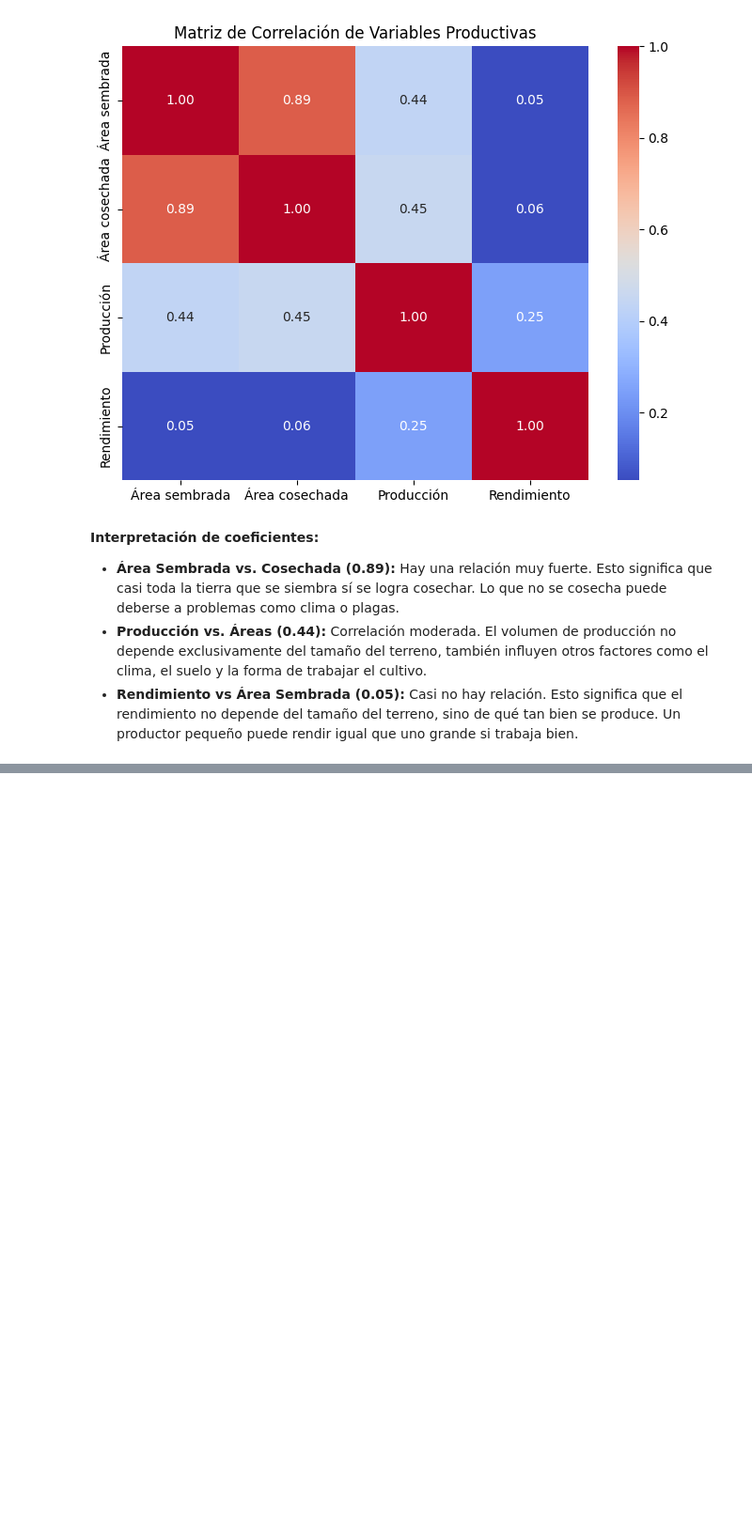
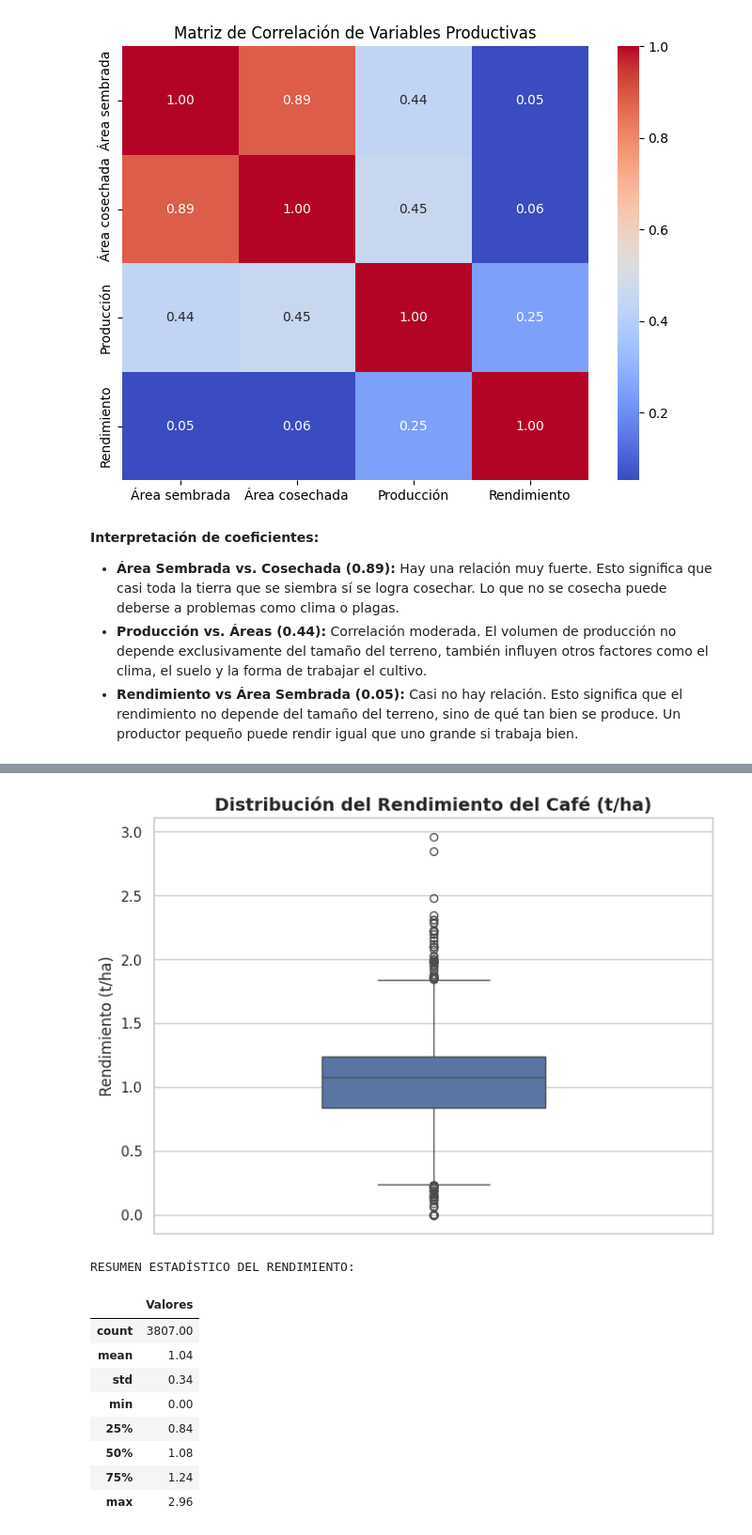
Before and after one commit to LinaSeguro/Proyecto-Integrado-III-Analisis-Produccion-Agricola, a Jupyter notebook: Análisis_de_Rendimiento_Agrícola_en_Colombia.ipynb, the cells around one changed output, grey strips where cells are left out. Shown at 94% size. Saved outputs shown, nothing was run; the diff lists cells and outputs as text; code cells hidden in the pictures; blank space fills up the shorter version.

```diff
--- a/Análisis_de_Rendimiento_Agrícola_en_Colombia.ipynb
+++ b/Análisis_de_Rendimiento_Agrícola_en_Colombia.ipynb
@@ -308,0 +592,33 @@ plt.show()
+# %%
+import pandas as pd
+import seaborn as sns
+import matplotlib.pyplot as plt
+from IPython.display import display
+
+# 1. Filtrar solo los datos del Café
+cafe = df[df['Cultivo'] == 'Café']
+
+# 2. Generar el Boxplot
+plt.figure(figsize=(8, 6))
+sns.boxplot(y=cafe['Rendimiento'], color='#4c72b0', width=0.4)
+plt.title('Distribución del Rendimiento del Café (t/ha)', fontsize=14, fontweight='bold')
+plt.ylabel('Rendimiento (t/ha)')
+plt.show()
+
+# 3. Generar estadísticas y mostrarlas como un DataFrame "bonito"
+# Usamos .to_frame() para convertir la Serie en tabla y display() para el formato
+print("\nRESUMEN ESTADÍSTICO DEL RENDIMIENTO:")
+stats_df = cafe['Rendimiento'].describe().round(2).to_frame(name='Valores')
+display(stats_df)
+# %% [output]
+[figure, added]
+RESUMEN ESTADÍSTICO DEL RENDIMIENTO:
+|  | Valores |
+| count | 3807.00 |
+| mean | 1.04 |
+| std | 0.34 |
+| min | 0.00 |
+| 25% | 0.84 |
+| 50% | 1.08 |
+| 75% | 1.24 |
+| max | 2.96 |
```
Also changed, not shown: parts of 63 cells of this notebook.
